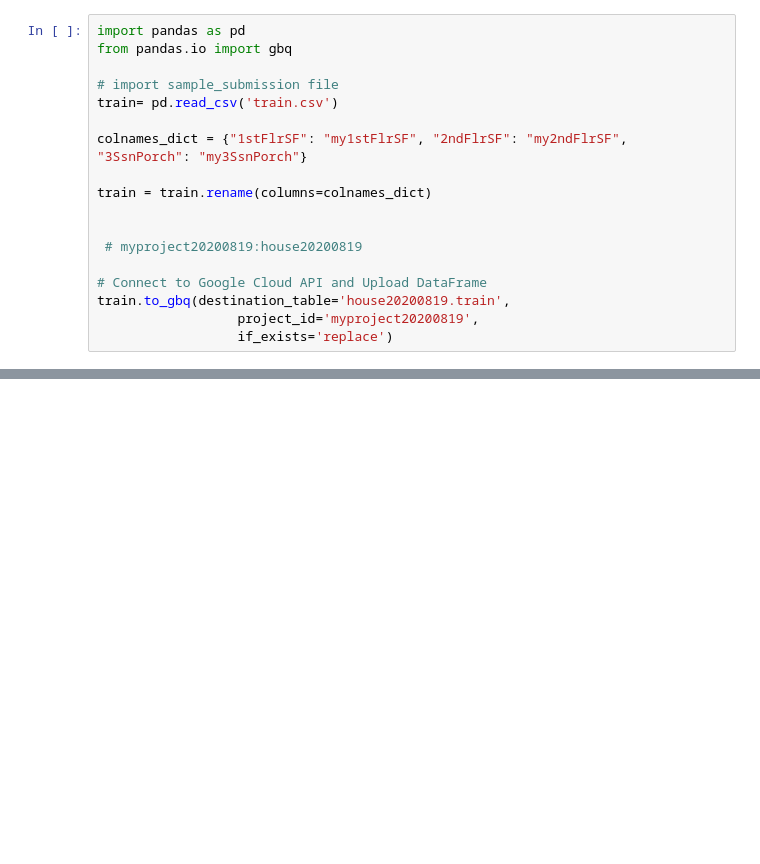
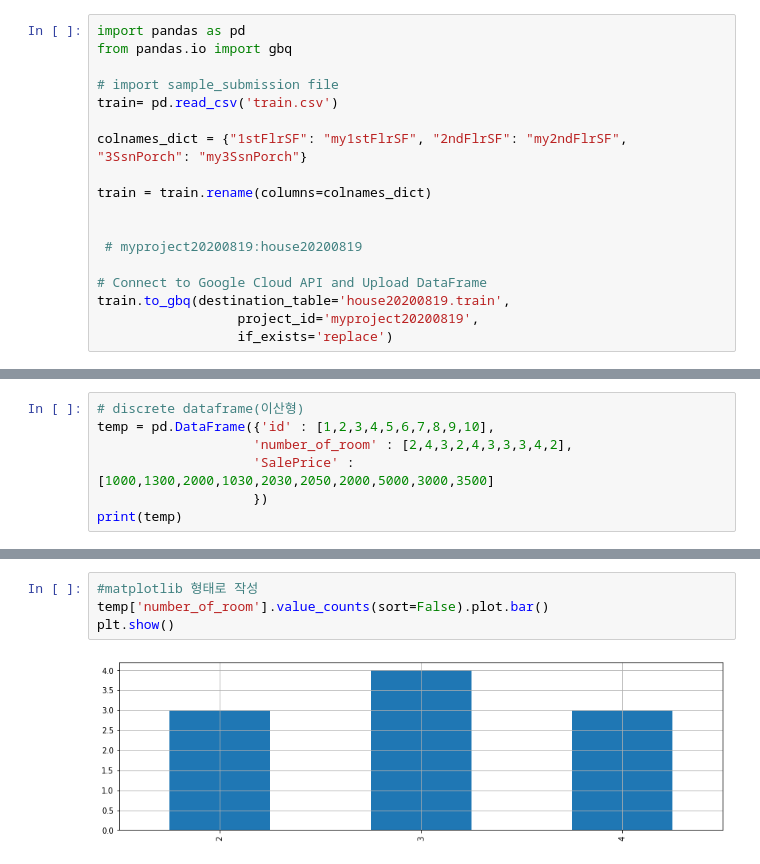
Before and after one commit to mjkanf1994/ml_edu, a Jupyter notebook: 20200819_house.ipynb, the cells around one changed output, grey strips where cells are left out. Cells and saved outputs as stored; diff of their text form; blank space fills up the shorter version.

```diff
--- a/20200819_house.ipynb
+++ b/20200819_house.ipynb
@@ -83,0 +199,7 @@ train.to_gbq(destination_table='house20200819.train',
+# %%
+# discrete dataframe(이산형)
+temp = pd.DataFrame({'id' : [1,2,3,4,5,6,7,8,9,10],
+                    'number_of_room' : [2,4,3,2,4,3,3,3,4,2],
+                    'SalePrice' : [1000,1300,2000,1030,2030,2050,2000,5000,3000,3500]
+                    })
+print(temp)
@@ -83,0 +218,6 @@ train.to_gbq(destination_table='house20200819.train',
+# %%
+#matplotlib 형태로 작성
+temp['number_of_room'].value_counts(sort=False).plot.bar()
+plt.show()
+# %% [output]
+[figure, added]
```
Also changed, not shown: parts of 59 cells of this notebook.
